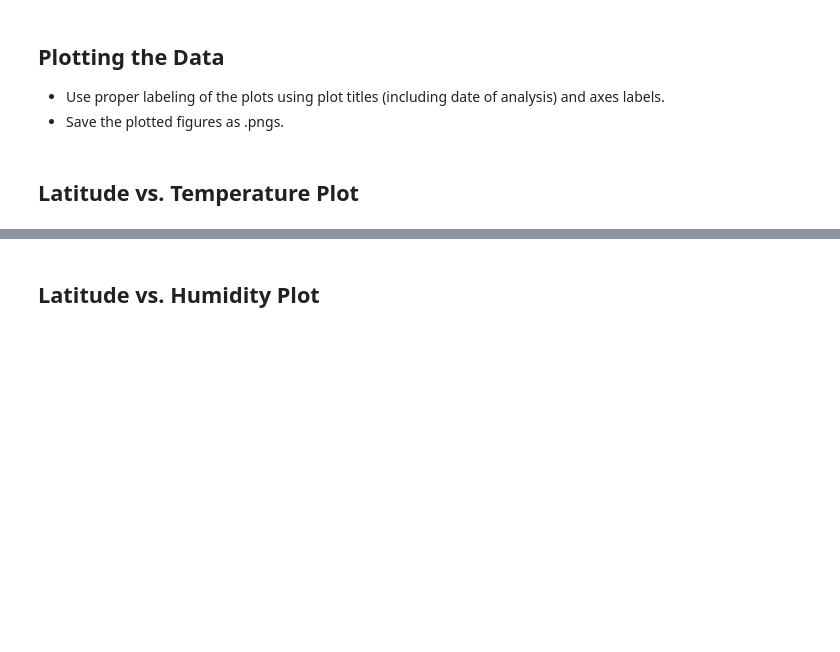
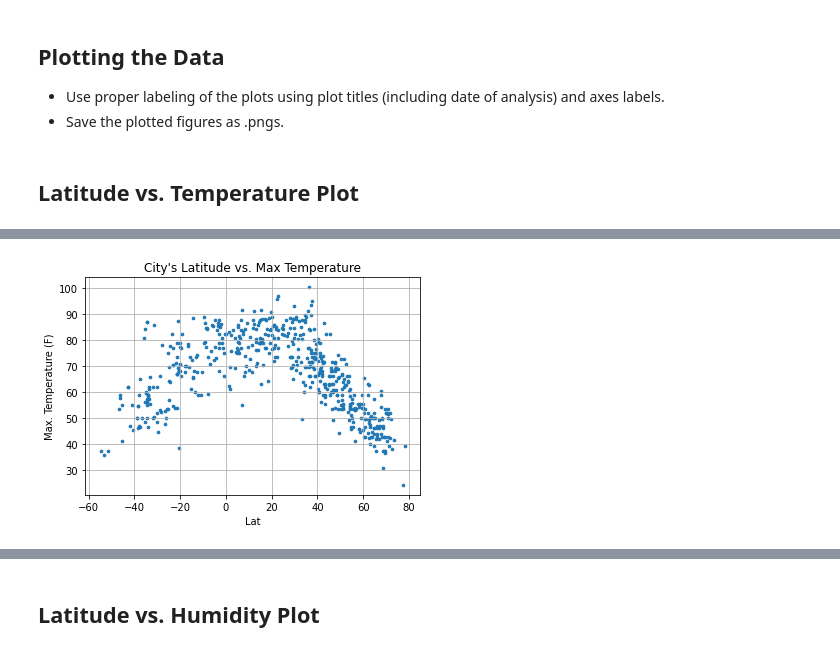
Before and after one commit to EvanK215/python-api-challenge, a Jupyter notebook: starter_code/WeatherPy.ipynb, the cells around one changed output, grey strips where cells are left out. Drawn from its saved outputs; the diff is of its cells as text; code cells hidden in the pictures; blank space fills up the shorter version.

```diff
--- a/starter_code/WeatherPy.ipynb
+++ b/starter_code/WeatherPy.ipynb
@@ -18,8 +22,8 @@ lat_lngs = []
 cities = []
 
 # Create random lat longs
-lats = np.random.uniform(low=-90.000, high=90.000, size=500)
-lngs = np.random.uniform(low=-180.000, high=180.000, size=500)
+lats = np.random.uniform(low=-90.000, high=90.000, size=1500)
+lngs = np.random.uniform(low=-180.000, high=180.000, size=1500)
 lat_lngs = zip(lats, lngs)
 
 #Match random lat long points to nearest city
@@ -46,7 +50,7 @@ query_url = f'{url}appid={weather_api_key}&units={units}&q='
 
 # Create empty lists to append the API data into lists
 city_name = []
-temp = []
+max_temp = []
 humidity = []
 cloudiness = []
 wind_speed = []
@@ -75,13 +79,13 @@ for city in cities:
         country.append(response["sys"]["country"])
         date.append(response["dt"])
         humidity.append(response["main"]["humidity"])
-        temp.append(response["main"]["temp"])
+        max_temp.append(response["main"]["temp_max"])
         lat.append(response["coord"]["lat"])
         lng.append(response["coord"]["lon"])
         wind_speed.append(response["wind"]["speed"])
         city_record = response["name"]
 
-        print(f"Processing Record {record} of set {Set} | of {city_record}")
+        print(f"Processing Record {record} of set {Set} | {city_record}")
         #record count calculation
 
         if record <50 :
@@ -140,0 +126,14 @@ City not found. Skipping...
+# %%
+city_data = pd.DataFrame({"City Name" :city_name,
+                        "Lat" : lat,
+                        "Long ": lng,
+                        "Max Temp" : max_temp,
+                        "Humidity" : humidity,
+                        "Cloudiness" : cloudiness,
+                        "Wind Speed" : wind_speed,
+                        "Country" : country,
+                        "Date" : date
+})
+
+city_data.to_csv("../output_data/city_data.csv",index=False, header=True, encoding="utf-8")
+city_data
@@ -178,0 +181,13 @@ Int64Index([], dtype='int64')
+# %%
+# Build a scatter plot temp vs lat
+plt.scatter(city_data["Lat"], city_data["Max Temp"], marker="o", s=7)
+
+# Label chart
+plt.title("City's Latitude vs. Max Temperature")
+plt.ylabel("Max. Temperature (F)")
+plt.xlabel("Lat")
+plt.grid(True)
+
+plt.show()
+# %% [output]
+[figure, added]
```
Also changed, not shown: parts of 43 cells of this notebook, 15 other files.
